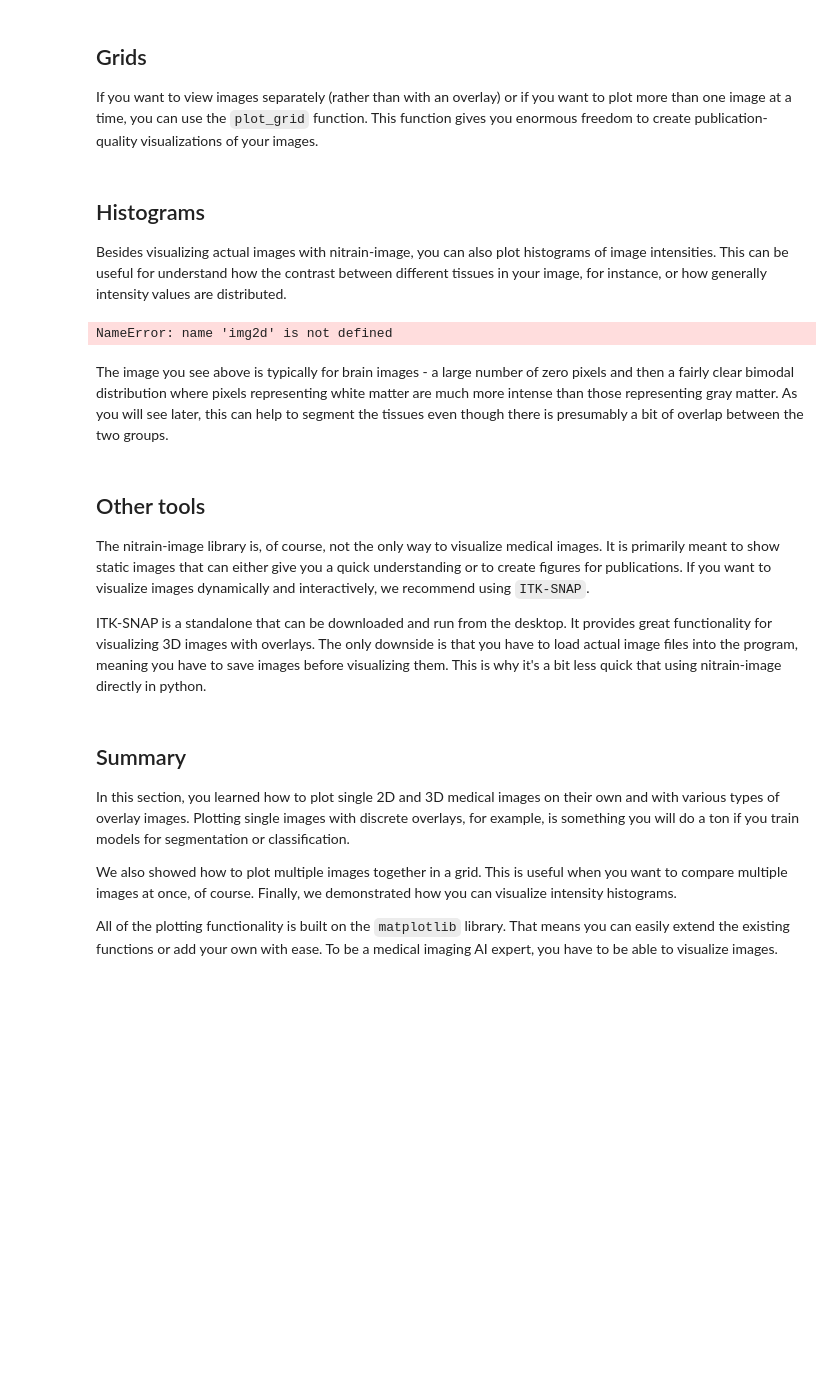
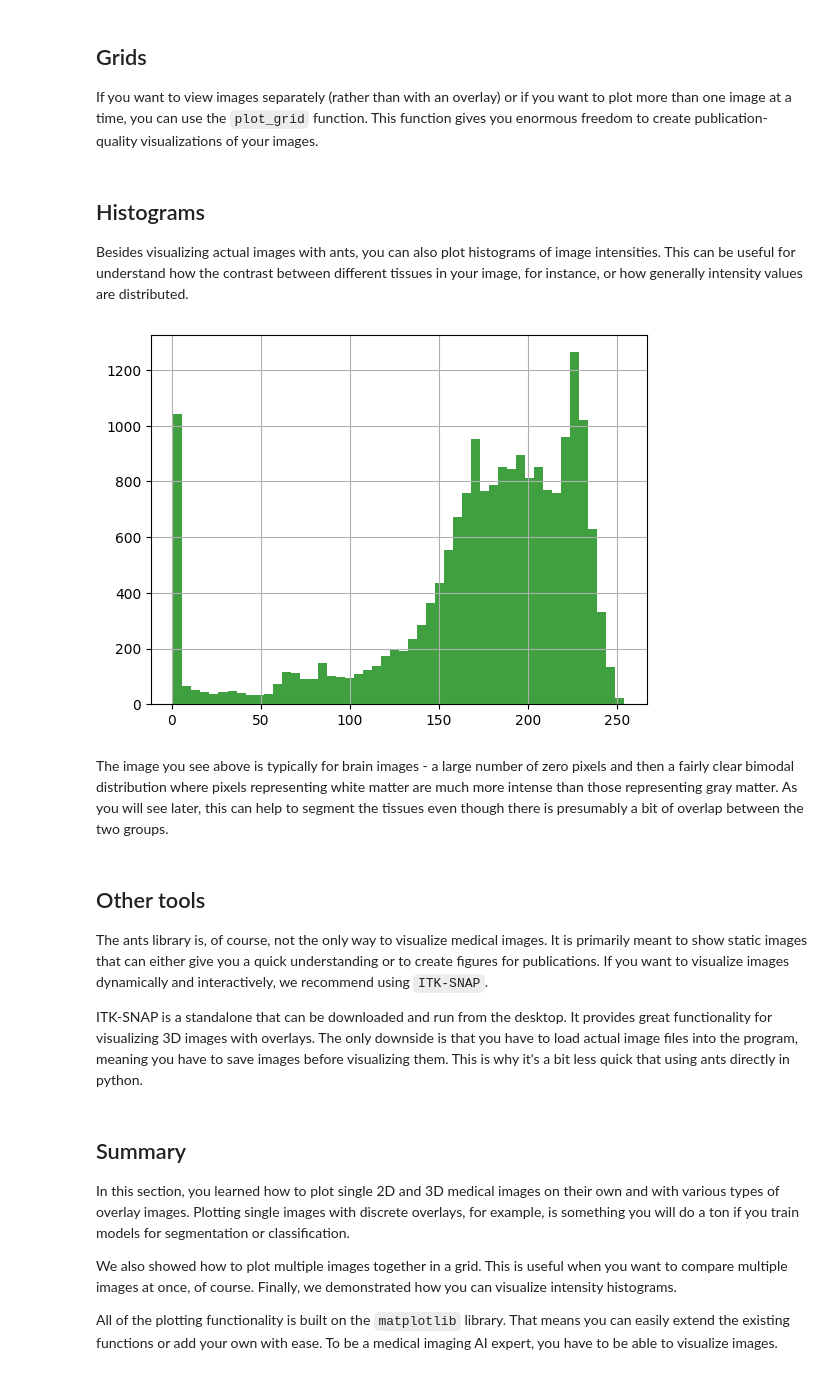
Before and after one commit to nitrain/book, a Jupyter notebook: book/01-05.ipynb, the cells around one changed output. Saved outputs shown, nothing was run; the diff lists cells and outputs as text; code cells hidden in the pictures; blank space fills up the shorter version.

```diff
--- a/book/01-05.ipynb
+++ b/book/01-05.ipynb
@@ -86,19 +81,19 @@ If you want to view images separately (rather than with an overlay) or if you wa
 # %% [markdown]
 ## Histograms
 
-Besides visualizing actual images with nitrain-image, you can also plot histograms of image intensities. This can be useful for understand how the contrast between different tissues in your image, for instance, or how generally intensity values are distributed.
+Besides visualizing actual images with ants, you can also plot histograms of image intensities. This can be useful for understand how the contrast between different tissues in your image, for instance, or how generally intensity values are distributed.
 # %%
-nti.plot_hist(img2d)
+ants.plot_hist(img2d)
 # %% [output]
-NameError: name 'img2d' is not defined
+[figure, added]
 # %% [markdown]
 The image you see above is typically for brain images - a large number of zero pixels and then a fairly clear bimodal distribution where pixels representing white matter are much more intense than those representing gray matter. As you will see later, this can help to segment the tissues even though there is presumably a bit of overlap between the two groups.
 # %% [markdown]
 ## Other tools
 
-The nitrain-image library is, of course, not the only way to visualize medical images. It is primarily meant to show static images that can either give you a quick understanding or to create figures for publications. If you want to visualize images dynamically and interactively, we recommend using `ITK-SNAP`.
+The ants library is, of course, not the only way to visualize medical images. It is primarily meant to show static images that can either give you a quick understanding or to create figures for publications. If you want to visualize images dynamically and interactively, we recommend using `ITK-SNAP`.
 
-ITK-SNAP is a standalone that can be downloaded and run from the desktop. It provides great functionality for visualizing 3D images with overlays. The only downside is that you have to load actual image files into the program, meaning you have to save images before visualizing them. This is why it's a bit less quick that using nitrain-image directly in python.
+ITK-SNAP is a standalone that can be downloaded and run from the desktop. It provides great functionality for visualizing 3D images with overlays. The only downside is that you have to load actual image files into the program, meaning you have to save images before visualizing them. This is why it's a bit less quick that using ants directly in python.
 # %% [markdown]
 ## Summary
 
```
Also changed, not shown: parts of 13 cells of this notebook, 4 other files.
